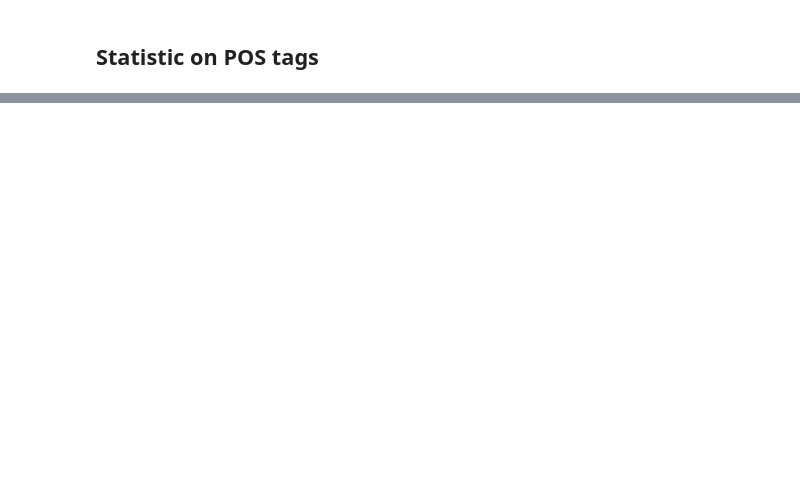
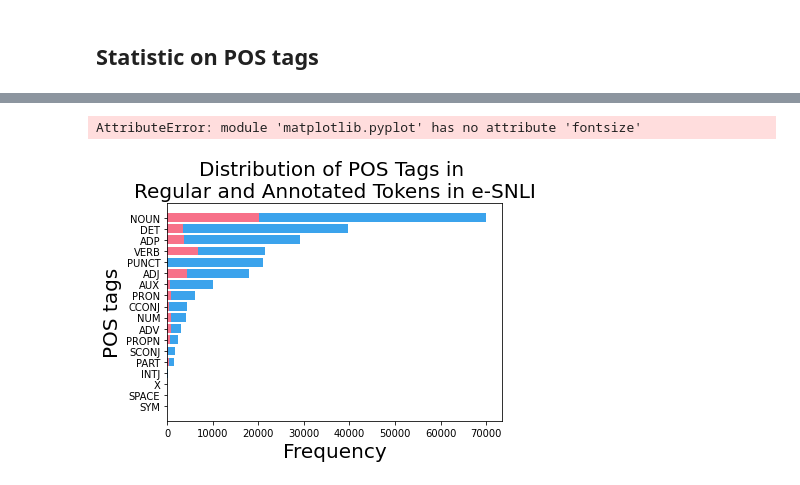
Before and after one commit to Kihansi95/ExplanationPairSentencesTasks, a Jupyter notebook: notebooks/2022-09-03 Esnli.ipynb, the cells around one changed output, grey strips where cells are left out. Saved outputs shown, nothing was run; the diff lists cells and outputs as text; code cells hidden in the pictures; blank space fills up the shorter version.

```diff
--- a/notebooks/2022-09-03 Esnli.ipynb
+++ b/notebooks/2022-09-03 Esnli.ipynb
@@ -68,10 +56,10 @@ transformations = {
 }
 
 trans_columns = {
-    'premise': 'premise_tokens',
-    'hypothesis': 'hypothesis_tokens',
-    'highlight_premise': 'premise_rationale',
-    'highlight_hypothesis': 'hypothesis_rationale',
+    'premise': 'tokens.norm.premise',
+    'hypothesis': 'tokens.norm.hypothesis',
+    'highlight_premise': 'rationale.premise',
+    'highlight_hypothesis': 'rationale.hypothesis',
     'heuristic': 'heuristic'
 }
 
@@ -157,0 +160,24 @@ Length: 9824, dtype: object
+# %%
+import matplotlib.pyplot as plt
+import seaborn as sns
+
+palette = sns.color_palette("husl", 3)
+
+# Sort value for display
+cnt['dataset'] = {k: v for k, v in sorted(cnt['dataset'].items(), key=lambda item: item[1])}
+
+plt.barh(list(cnt['dataset'].keys()), list(cnt['dataset'].values()), color = palette[2], label='Dataset')
+plt.barh(list(cnt['annotation'].keys()), list(cnt['annotation'].values()), color = palette[0], label='Annotated')
+#labels = list(colors.keys())
+
+plt.rc('axes', titlesize=10, labelsize=20)
+
+plt.title('Distribution of POS Tags in \nRegular and Annotated Tokens in e-SNLI', fontsize=20)
+plt.xlabel('Frequency', fontsize=20)
+plt.ylabel('POS tags', fontsize=20)
+plt.fontsize(20)
+plt.legend()
+plt.show()
+# %% [output]
+AttributeError: module 'matplotlib.pyplot' has no attribute 'fontsize'
+[figure, added]
```
Also changed, not shown: parts of 32 cells of this notebook, 27 other files.
